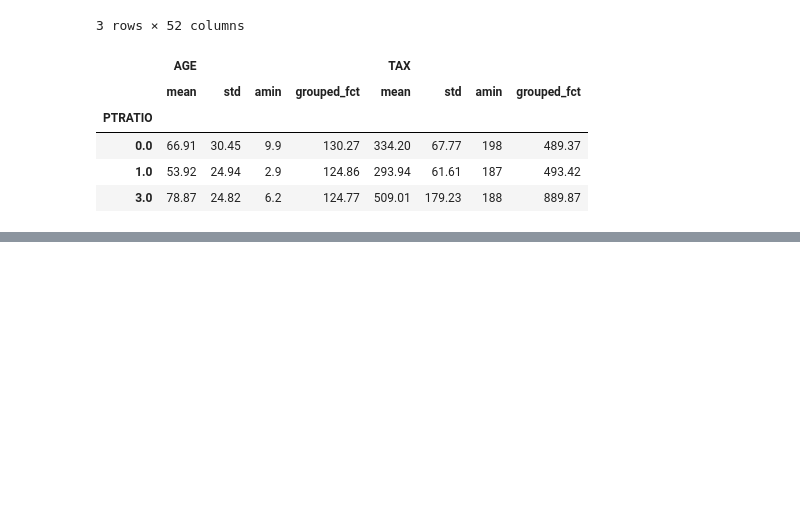
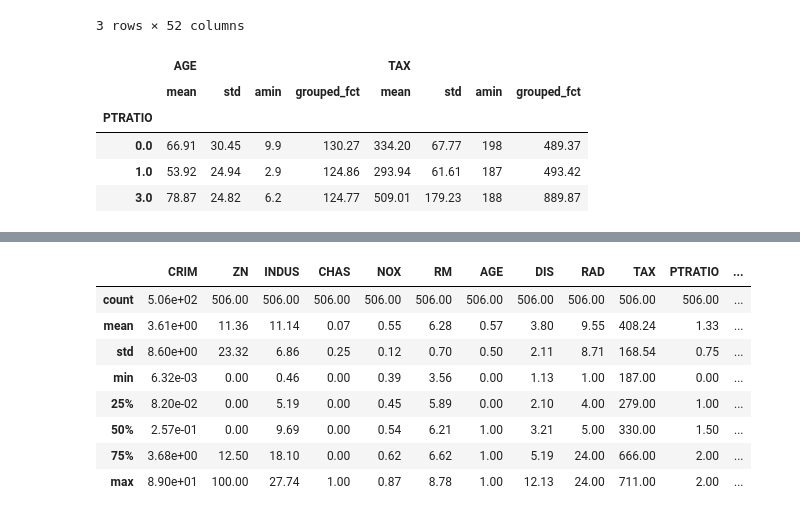
Before and after one commit to herrmanndus/rsd-engineeringcourse, a Jupyter notebook: ch01data/exploratory analysis with pandas.ipynb, the cells around one changed output, grey strips where cells are left out. Cells and saved outputs as stored; diff of their text form; code cells hidden in the pictures; blank space fills up the shorter version.

```diff
--- a/ch01data/exploratory analysis with pandas.ipynb
+++ b/ch01data/exploratory analysis with pandas.ipynb
@@ -562,0 +643,12 @@ df.groupby(by='PTRATIO')[inds].agg([np.mean,np.std,np.min,grouped_fct])
+# %%
+df.describe()
+# %% [output]
+|  | CRIM | ZN | INDUS | CHAS | NOX | RM | AGE | DIS | RAD | TAX | PTRATIO | ... |
+| count | 5.06e+02 | 506.00 | 506.00 | 506.00 | 506.00 | 506.00 | 506.00 | 506.00 | 506.00 | 506.00 | 506.00 | ... |
+| mean | 3.61e+00 | 11.36 | 11.14 | 0.07 | 0.55 | 6.28 | 0.57 | 3.80 | 9.55 | 408.24 | 1.33 | ... |
+| std | 8.60e+00 | 23.32 | 6.86 | 0.25 | 0.12 | 0.70 | 0.50 | 2.11 | 8.71 | 168.54 | 0.75 | ... |
+| min | 6.32e-03 | 0.00 | 0.46 | 0.00 | 0.39 | 3.56 | 0.00 | 1.13 | 1.00 | 187.00 | 0.00 | ... |
+| 25% | 8.20e-02 | 0.00 | 5.19 | 0.00 | 0.45 | 5.89 | 0.00 | 2.10 | 4.00 | 279.00 | 1.00 | ... |
+| 50% | 2.57e-01 | 0.00 | 9.69 | 0.00 | 0.54 | 6.21 | 1.00 | 3.21 | 5.00 | 330.00 | 1.50 | ... |
+| 75% | 3.68e+00 | 12.50 | 18.10 | 0.00 | 0.62 | 6.62 | 1.00 | 5.19 | 24.00 | 666.00 | 2.00 | ... |
+| max | 8.90e+01 | 100.00 | 27.74 | 1.00 | 0.87 | 8.78 | 1.00 | 12.13 | 24.00 | 711.00 | 2.00 | ... |
```
Also changed, not shown: parts of 24 cells of this notebook.
